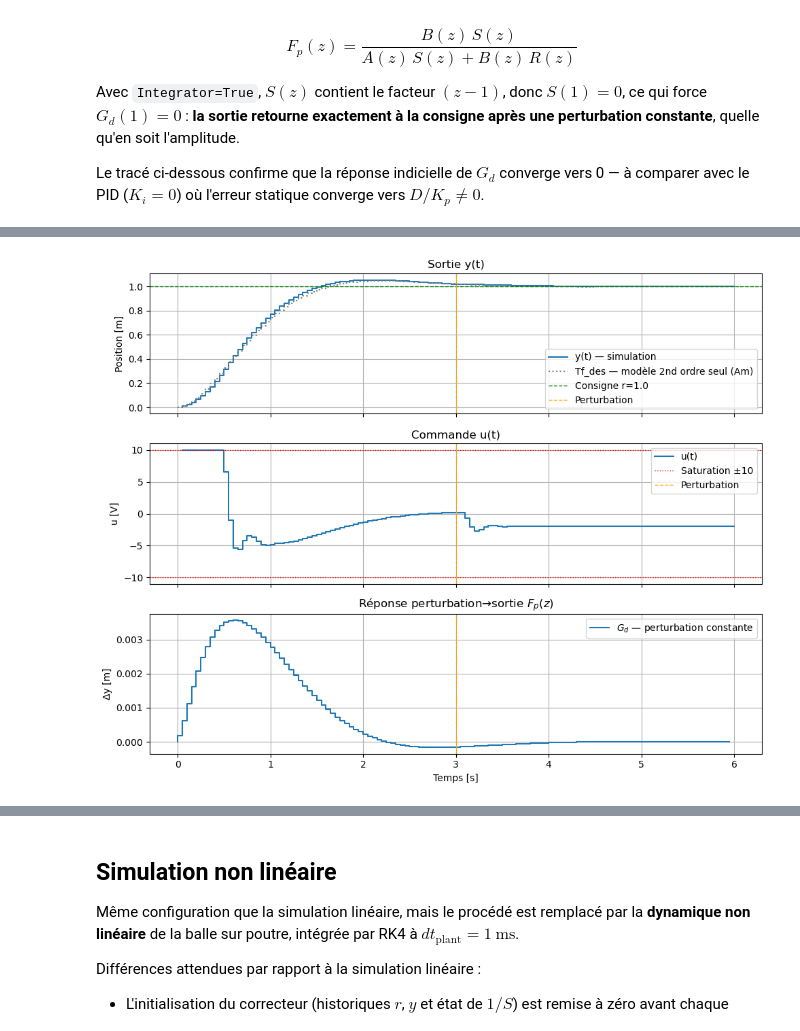
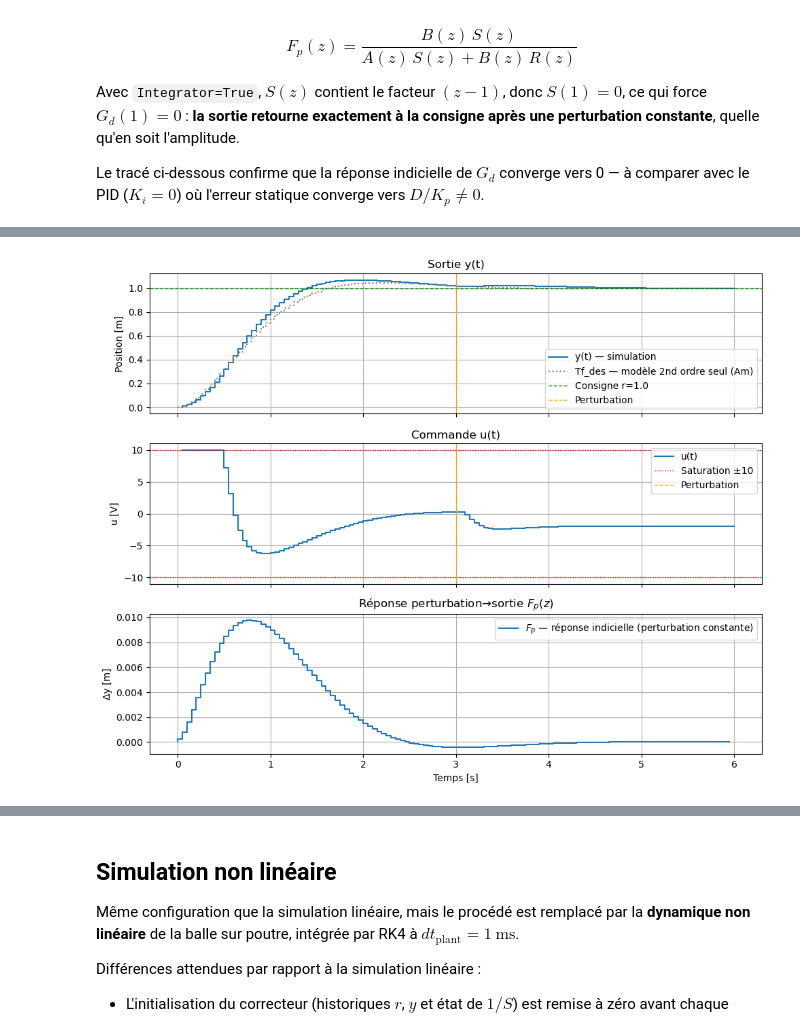
Before and after one commit to Bababoey123/PythonDiscreteControl, a Jupyter notebook: CommandeDoubleIntégrateur_RST.ipynb, the cells around one changed output, grey strips where cells are left out. Saved outputs shown, nothing was run; the diff lists cells and outputs as text; code cells hidden in the pictures.

```diff
--- a/CommandeDoubleIntégrateur_RST.ipynb
+++ b/CommandeDoubleIntégrateur_RST.ipynb
@@ -127,3 +137,3 @@ t = np.arange( 0,ballbeam_config.T,ballbeam_config.dt)
 _, y_lib = ct.step_response(Tf_des, t)
 # %%
-A0 = np.array([1, -0.50])   # pôle observateur à z=0.70 — doit être PLUS RAPIDE que les pôles dominants
+A0 = np.array([1,-0.8])   # pôle observateur à z=0.50 — doit être PLUS RAPIDE que les pôles dominants
@@ -140,5 +166,4 @@ Le membre de droite contient les pôles désirés ($A_m$) **et** les pôles de l
 # %%
-Am_d_total = np.convolve(Am_d, A0)   # polynôme cible total : A_m avec pôle A0 inclus (degré 3)
-S, R, T, H_cl = computeRST.Compute_Denominator_Matching_RST(Am_d_total, double_int.Tf_dis, True)
+S, R, T, H_cl = computeRST.Compute_Denominator_Matching_RST(Am_d, double_int_TF.Tf_dis,True,A0)
 # %% [output]
 --- RST synthesis complete ---
@@ -189,7 +224,7 @@ logger_rst = SimLog()
 reference = 1.0
 y_0 = 0.0
 
-logger_rst = run_discrete_control(Double_int_sim, rst_controller, ballbeam_config, reference, y_0, logger_rst, True, True)
+logger_rst = run_discrete_control(double_int_sim_dis, rst_controller, ballbeam_config, reference, y_0, logger_rst, True, True)
 # %% [markdown]
 ### Métriques de performance
 
@@ -211,17 +250,17 @@ Avec `Integrator=True`, $S(z)$ contient le facteur $(z-1)$, donc $S(1) = 0$, ce
 
 Le tracé ci-dessous confirme que la réponse indicielle de $G_d$ converge vers 0 — à comparer avec le PID ($K_i = 0$) où l'erreur statique converge vers $D/K_p \neq 0$.
 # %%
-A = np.squeeze(A)
-B = np.squeeze(B)
+A_arr = np.squeeze(A)
+B_arr = np.squeeze(B)
 R_arr = np.squeeze(R.num[0][0])
 S_arr = np.squeeze(S.num[0][0])
 
-num = np.polymul(B, S_arr)
-den = np.trim_zeros(np.round(np.polyadd(np.polymul(A, S_arr), np.polymul(B, R_arr)), 10), 'f')
+num = np.polymul(B_arr, S_arr)
+den = np.trim_zeros(np.round(np.polyadd(np.polymul(A_arr, S_arr), np.polymul(B_arr, R_arr)), 10), 'f')
 
 Gd = ct.tf(num, den, ballbeam_config.dt)
 print(Gd)
-print("DC gain Gd:", ct.dcgain(Gd))
+print("Gain Statique Gd:", ct.dcgain(Gd))
 
 t = np.asarray(t).flatten()
 _, d_resp = ct.step_response(Gd, t)
@@ -242,35 +286,34 @@ _, y_lib_Hcl = ct.step_response(H_cl, t)   # réponse de la boucle fermée réel
 
 fig, ax = plt.subplots(3, 1, figsize=(10, 8), sharex=True)
 
 ax[0].step(logger_rst.t_hist, logger_rst.y_hist, label='y(t) — simulation')
 ax[0].step(t, np.squeeze(y_lib),     linestyle=':',  color='gray',      label='Tf_des — modèle 2nd ordre seul (Am)')
 ax[0].axhline(y=reference, color='green', linestyle='--', linewidth=1, label=f'Consigne r={reference}')
 ax[0].axvline(x=3, color='orange', linestyle='--', linewidth=1, label='Perturbation')
 ax[0].set_title("Sortie y(t)")
 ax[0].set_ylabel("Position [m]")
 ax[0].legend()
 ax[0].grid()
 
 ax[1].step(logger_rst.t_hist, logger_rst.u_hist, label='u(t)')
 ax[1].axhline(y= 10, color='red', linestyle=':', linewidth=1, label='Saturation ±10')
 ax[1].axhline(y=-10, color='red', linestyle=':', linewidth=1)
 ax[1].axvline(x=3, color='orange', linestyle='--', linewidth=1, label='Perturbation')
 ax[1].set_title("Commande u(t)")
 ax[1].set_ylabel("u [V]")
 ax[1].legend()
 ax[1].grid()
 
-ax[2].step(t, d_resp, label='$G_d$ — perturbation constante')
-ax[2].axvline(x=3, color='orange', linestyle='--', linewidth=1)
+ax[2].step(t, d_resp, label='$F_p$ — réponse indicielle (perturbation constante)')
 ax[2].set_title("Réponse perturbation→sortie $F_p(z)$")
 ax[2].set_ylabel("Δy [m]")
 ax[2].set_xlabel("Temps [s]")
 ax[2].legend()
 ax[2].grid()
 
 plt.tight_layout()
-### pour enregister la figure décommenter ceci
-#plt.savefig("Commade_PID_figure1")
+## Décommenter pour enregistrer la figure
+#plt.savefig("Commande_RST_figure1.jpg")
 plt.show()
 # %% [output]
-[figure, old version]
+[figure, new version]
```
Also changed, not shown: parts of 27 cells of this notebook, 5 other files.
